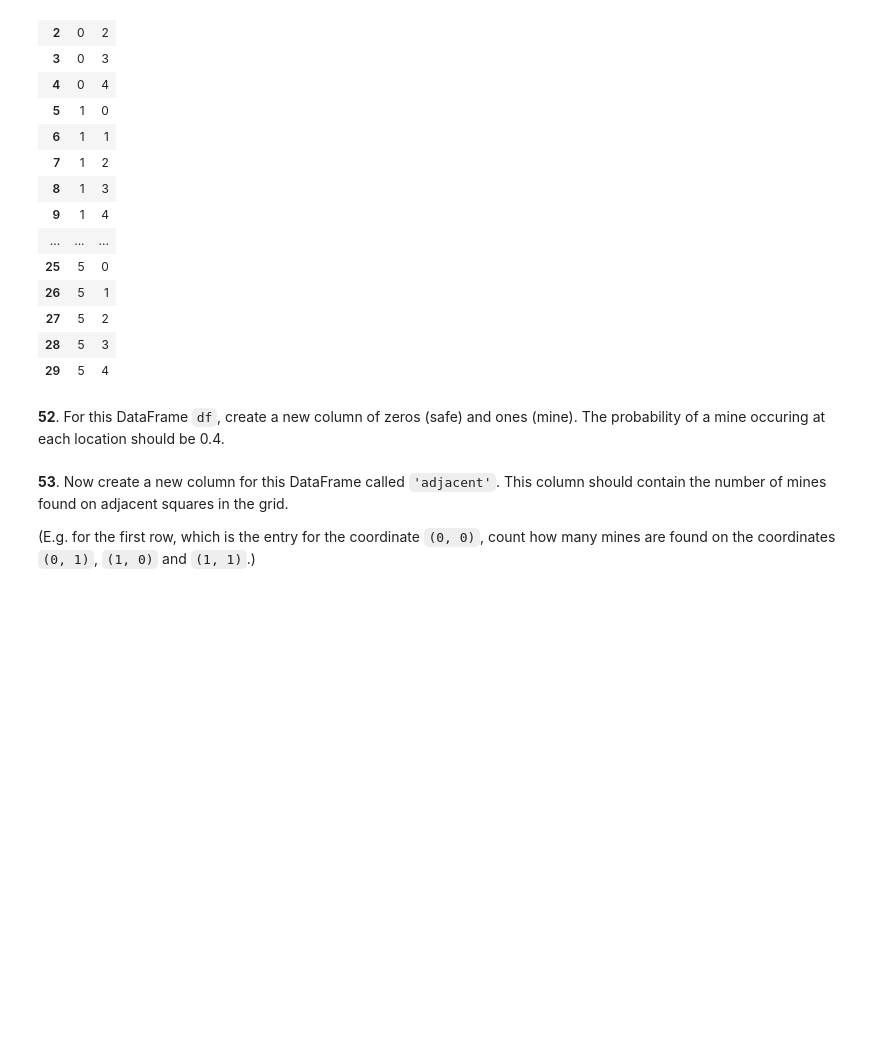
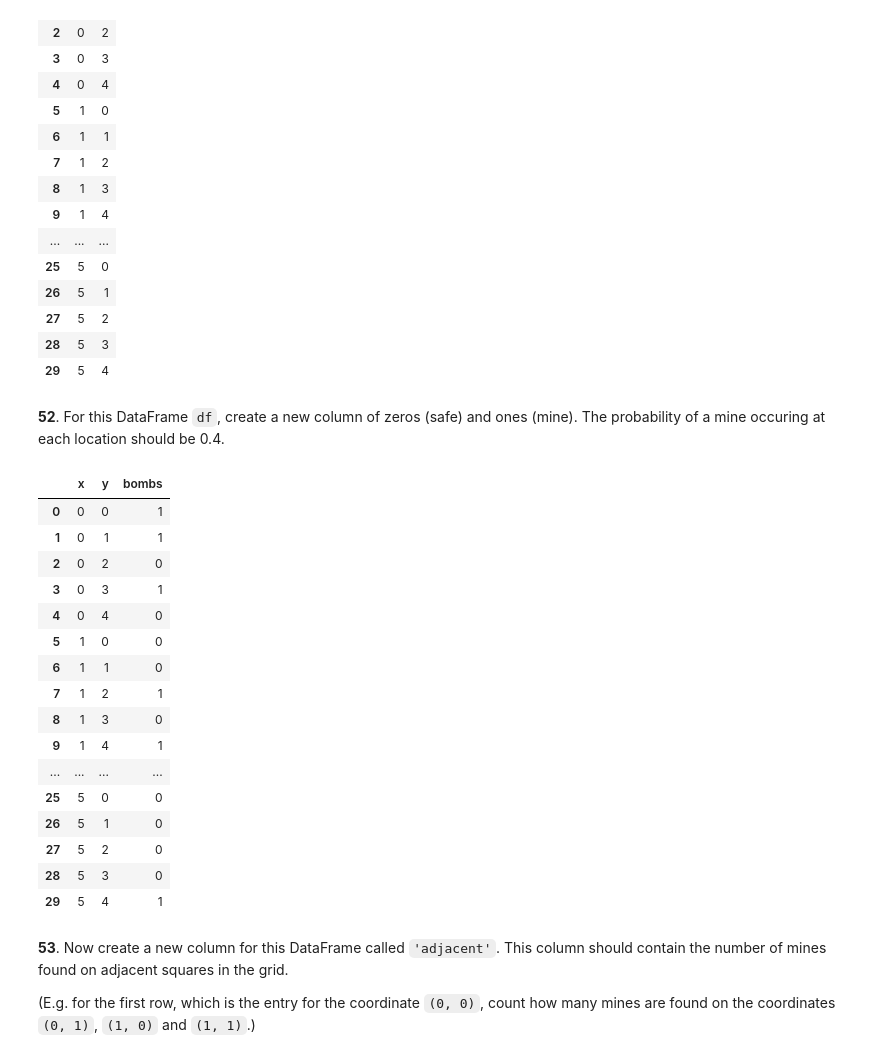
Before and after one commit to julam9/100-Pandas-Puzzles-with-Answers, a Jupyter notebook: 100-pandas-puzzles.ipynb, the cells around one changed output. Cells and saved outputs as stored; diff of their text form; code cells hidden in the pictures; blank space fills up the shorter version.

```diff
--- a/100-pandas-puzzles.ipynb
+++ b/100-pandas-puzzles.ipynb
@@ -984,6 +984,32 @@ df51
 | 29 | 5 | 4 |
 # %% [markdown]
 **52**. For this DataFrame `df`, create a new column of zeros (safe) and ones (mine). The probability of a mine occuring at each location should be 0.4.
+# %%
+import random
+
+zero_one = [0, 1]
+proportion_01 = [0.6, 0.4]
+
+df51["bombs"] = random.choices(zero_one, proportion_01, k=len(df51))
+df51
+# %% [output]
+|  | x | y | bombs |
+| 0 | 0 | 0 | 1 |
+| 1 | 0 | 1 | 1 |
+| 2 | 0 | 2 | 0 |
+| 3 | 0 | 3 | 1 |
+| 4 | 0 | 4 | 0 |
+| 5 | 1 | 0 | 0 |
+| 6 | 1 | 1 | 0 |
+| 7 | 1 | 2 | 1 |
+| 8 | 1 | 3 | 0 |
+| 9 | 1 | 4 | 1 |
+| ... | ... | ... | ... |
+| 25 | 5 | 0 | 0 |
+| 26 | 5 | 1 | 0 |
+| 27 | 5 | 2 | 0 |
+| 28 | 5 | 3 | 0 |
+| 29 | 5 | 4 | 1 |
 # %% [markdown]
 **53**. Now create a new column for this DataFrame called `'adjacent'`. This column should contain the number of mines found on adjacent squares in the grid.
 
```
